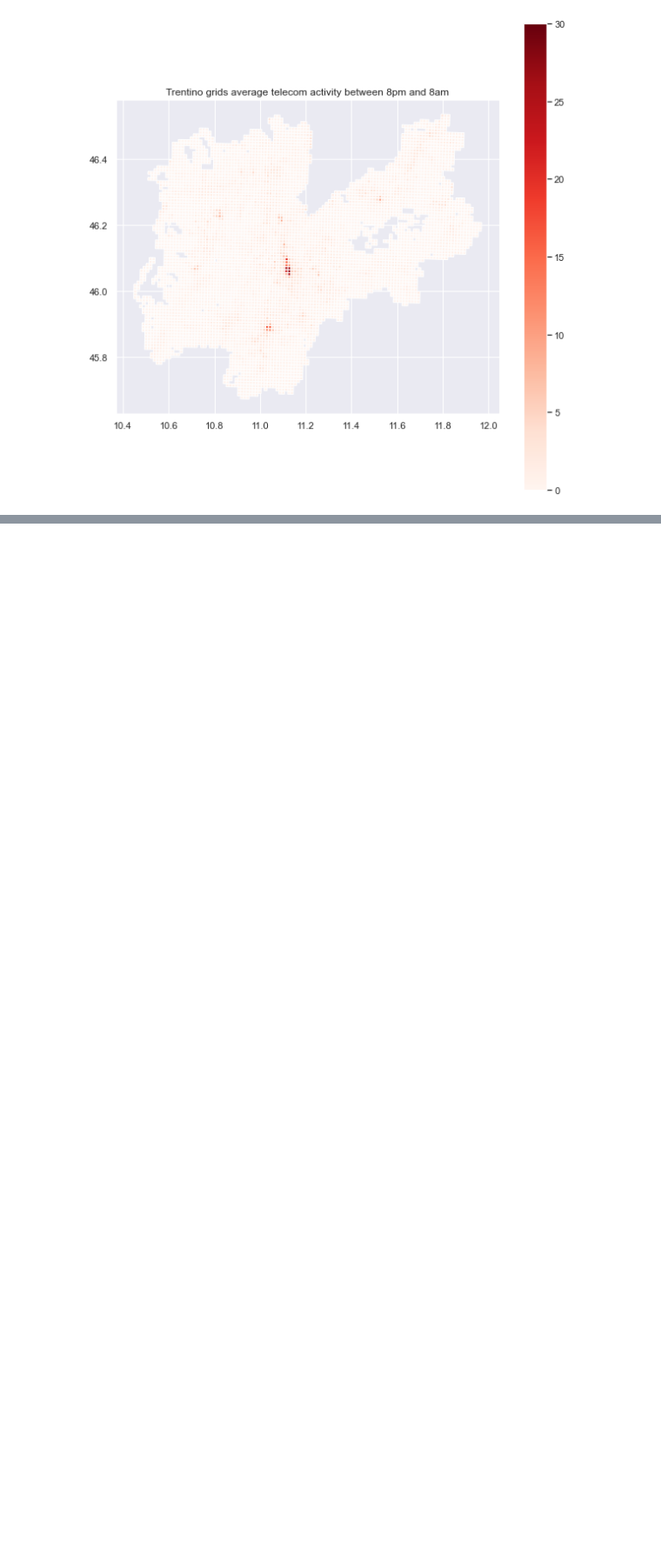
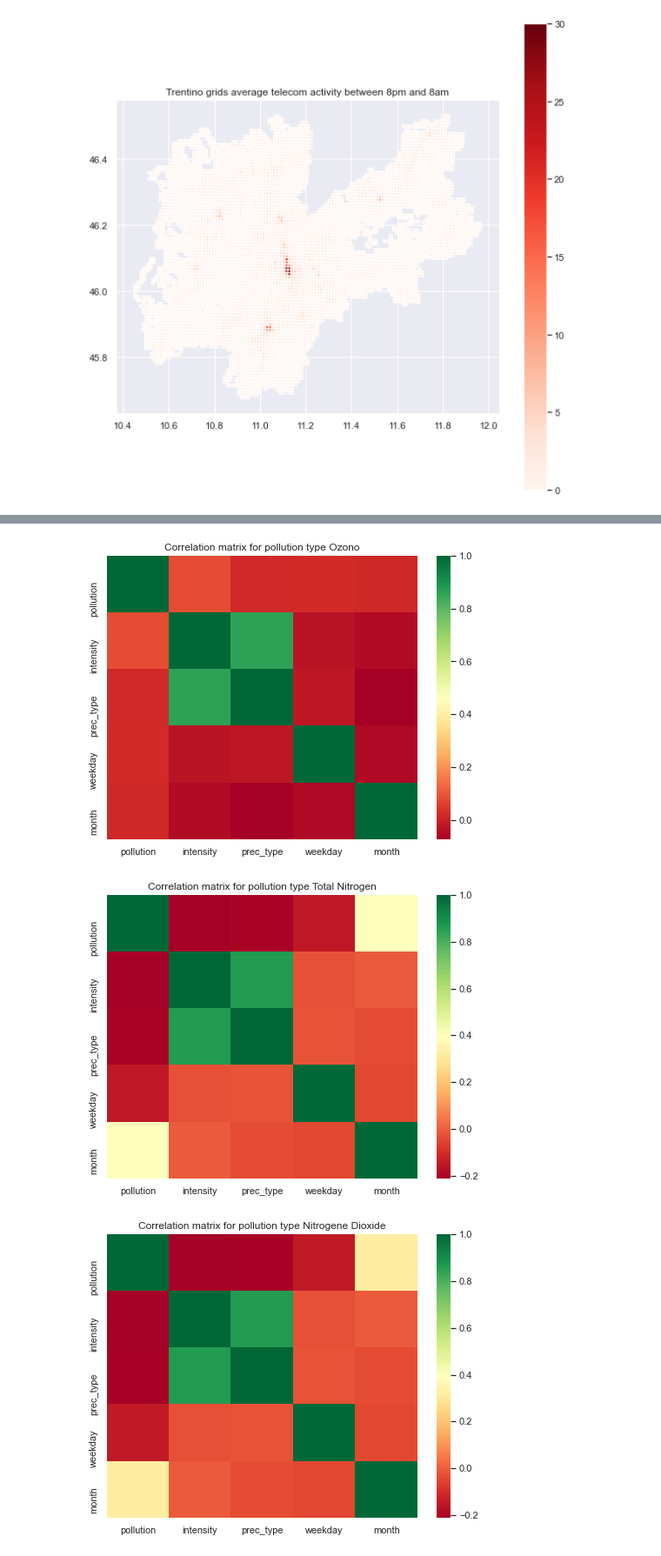
Before and after one commit to Saukkoriipi/DDI_Project, a Jupyter notebook: Project_main.ipynb, the cells around one changed output, grey strips where cells are left out. Shown at 87% size. Cells and saved outputs as stored; diff of their text form; code cells hidden in the pictures; blank space fills up the shorter version.

```diff
--- a/Project_main.ipynb
+++ b/Project_main.ipynb
@@ -1005,7 +1008,7 @@ pollution = create_pollution_SFrame(pollution_paths)
 
 # Read weather files and rename columns
 weather = SFrame.read_csv('data/MeteoMilano_01-11-13_01-01-14.csv', sep=",", header=None)
-weather = weather.rename({'X1':'timestamp', 'X2':'SquareID', 'X3':"intensity", "X4":"coverage", "X5":"type"})
+weather = weather.rename({'X1':'timestamp', 'X2':'quadID', 'X3':"intensity", "X4":"coverage", "X5":"prec_type"})
 
 # Read pollution information file
 pollution_info = SFrame.read_csv('data/milano_airQuality/milano_pollution_legend2.csv', sep=",", header=None)
@@ -1013,15 +1016,9 @@ pollution_info = pollution_info.rename({'X1':'id', 'X2':'name', 'X3':"lat", "X4"
                                         "X5":"pollution_type", "X6":"pollution_measure",
                                          "X7":"date_format"})
 
-# Read grid data. Will use geopandas, because format is geojson
-# and Turi is not able to open it.
-milano_grid = gpd.read_file("data/milano-grid.geojson")
-milano_grid.rename(columns={"cellId" : 'SquareID'}, inplace=True)
-
 # Print first rows
 pollution.print_rows(num_rows=5)
 pollution_info.print_rows(num_rows=5)
 weather.print_rows(num_rows=5)
-milano_grid.head(5)
 # %% [output]
 Finished parsing file /Users/saukk/Desktop/Distributed data infrastucture/GraphLab project/data/milano_pollution_data/mi_pollution_6956.csv
@@ -1127,0 +1085,22 @@ pollution_gdf.plot()
+# %%
+# Convert to dataframe and drop coordinates
+df_milano = pd.DataFrame(milano)
+
+# Make list of pollution types
+pol_types = list(df_milano["pollution_type"].unique())
+
+# Loop throught pollution types and make correlation matrix for each type
+for pol_type in pol_types:
+    # Make tmp dataframe with given pollution type
+    df_tmp = df_milano[df_milano["pollution_type"] == pol_type]
+    df_tmp = df_tmp.drop(columns=["pollution_type"])
+    # Make correlation matrix
+    corrmat = df_tmp.corr()
+    corr_features = corrmat.index
+    plt.figure(figsize=(8,6))
+    plt.title("Correlation matrix for pollution type {}". format(pol_type))
+    g=sns.heatmap(df_tmp[corr_features].corr(),annot=False,cmap="RdYlGn")
+# %% [output]
+[figure, added]
+[figure, added]
+[figure, added]
```
Also changed, not shown: parts of 12 cells of this notebook.
